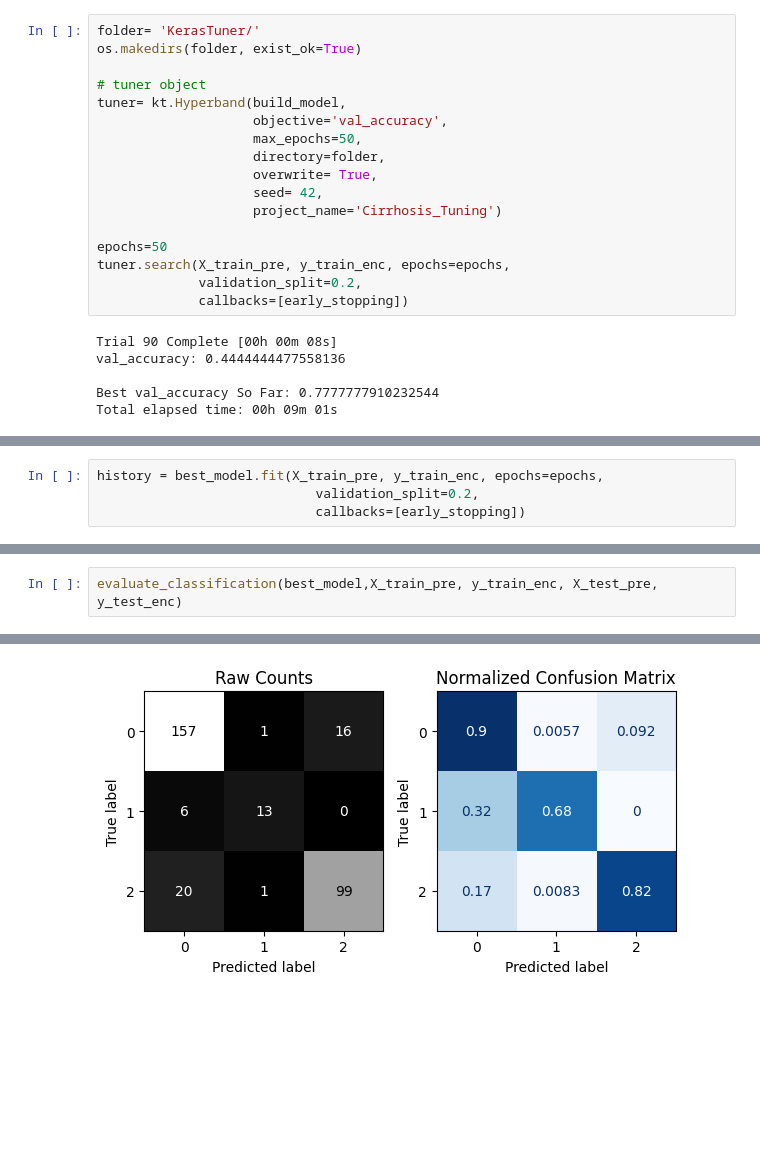
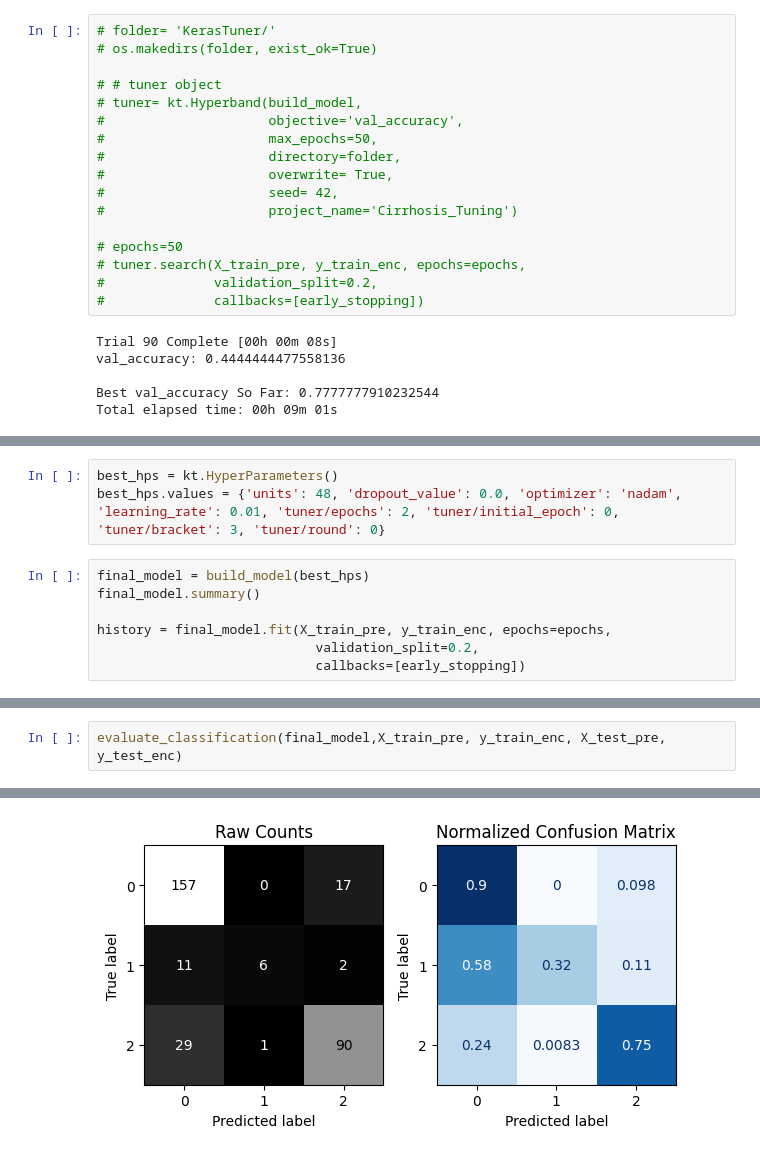
Before and after one commit to swirita/Cirrhosis-Prediction, a Jupyter notebook: Cirrhosis_Prediction.ipynb, the cells around one changed output, grey strips where cells are left out. Drawn from its saved outputs; the diff is of its cells as text; blank space fills up the shorter version.

Commit message:
Keras Tuner v2

```diff
--- a/Cirrhosis_Prediction.ipynb
+++ b/Cirrhosis_Prediction.ipynb
@@ -1851,22 +1851,22 @@ def build_model(hp):
 
     return model
 # %%
-folder= 'KerasTuner/'
-os.makedirs(folder, exist_ok=True)
+# folder= 'KerasTuner/'
+# os.makedirs(folder, exist_ok=True)
 
-# tuner object
-tuner= kt.Hyperband(build_model,
-                    objective='val_accuracy',
-                    max_epochs=50,
-                    directory=folder,
-                    overwrite= True,
-                    seed= 42,
-                    project_name='Cirrhosis_Tuning')
+# # tuner object
+# tuner= kt.Hyperband(build_model,
+#                     objective='val_accuracy',
+#                     max_epochs=50,
+#                     directory=folder,
+#                     overwrite= True,
+#                     seed= 42,
+#                     project_name='Cirrhosis_Tuning')
 
-epochs=50
-tuner.search(X_train_pre, y_train_enc, epochs=epochs,
-             validation_split=0.2,
-             callbacks=[early_stopping])
+# epochs=50
+# tuner.search(X_train_pre, y_train_enc, epochs=epochs,
+#              validation_split=0.2,
+#              callbacks=[early_stopping])
 # %% [output]
 Trial 90 Complete [00h 00m 08s]
 val_accuracy: 0.4444444477558136
@@ -1901,8 +1901,14 @@ result
 # %% [output]
 4/4 ━━━━━━━━━━━━━━━━━━━━ 0s 11ms/step - accuracy: 0.6857 - loss: 0.7602
 {'accuracy': 0.6857143044471741, 'loss': 0.7602012753486633}
+# %%
+best_hps = kt.HyperParameters()
+best_hps.values = {'units': 48, 'dropout_value': 0.0, 'optimizer': 'nadam', 'learning_rate': 0.01, 'tuner/epochs': 2, 'tuner/initial_epoch': 0, 'tuner/bracket': 3, 'tuner/round': 0}
 # %%
-history = best_model.fit(X_train_pre, y_train_enc, epochs=epochs,
+final_model = build_model(best_hps)
+final_model.summary()
+
+history = final_model.fit(X_train_pre, y_train_enc, epochs=epochs,
                             validation_split=0.2,
                             callbacks=[early_stopping])
 # %% [output]
@@ -1925,5 +1942,5 @@ plot_history(history);
 # %%
-evaluate_classification(best_model,X_train_pre, y_train_enc, X_test_pre, y_test_enc)
+evaluate_classification(final_model,X_train_pre, y_train_enc, X_test_pre, y_test_enc)
 # %% [output]
 10/10 ━━━━━━━━━━━━━━━━━━━━ 0s 6ms/step
 --------------------------------------------------------------------------------------------------------------------------------------------
@@ -1941 +1958 @@ weighted avg       0.86      0.86      0.86       313
-[figure, old version]
+[figure, new version]
```
Also changed, not shown: parts of 5 cells of this notebook.
